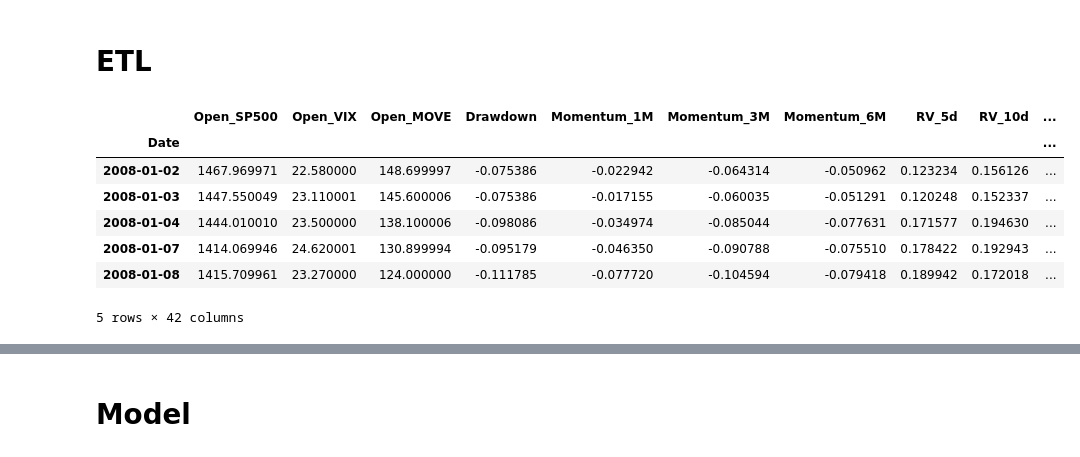
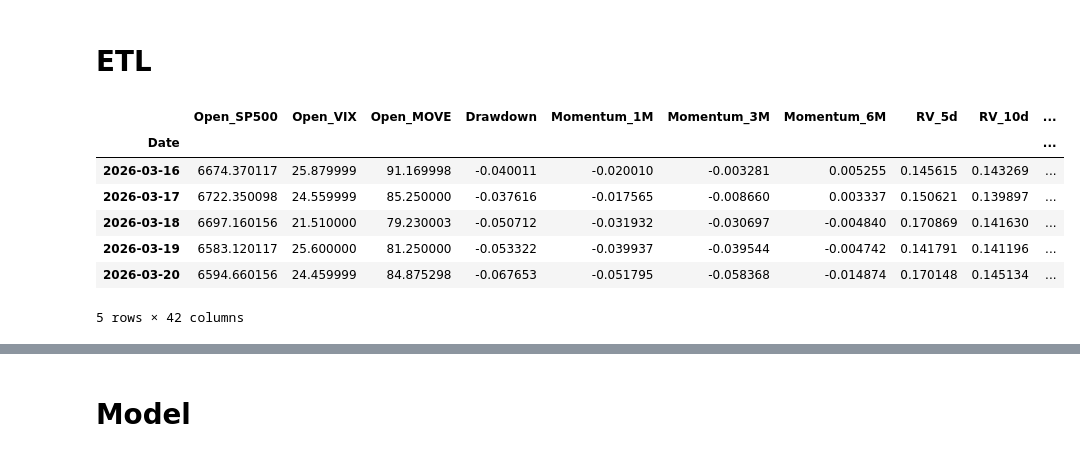
Before and after one commit to AFAcoding/Hierarchical-Regime-Aware-Stacked-Ensemble-for-Intra-day-VIX-Dynamics, a Jupyter notebook: ETL.ipynb, the cells around one changed output, grey strips where cells are left out. Saved outputs shown, nothing was run; the diff lists cells and outputs as text; code cells hidden in the pictures.

```diff
--- a/ETL.ipynb
+++ b/ETL.ipynb
@@ -146,14 +199,14 @@ def ETL():
 # %%
-data, dataset, q_up, q_down =ETL()
-data.head()
+data, dataset =ETL()
+data.tail()
 # %% [output]
 |  | Open_SP500 | Open_VIX | Open_MOVE | Drawdown | Momentum_1M | Momentum_3M | Momentum_6M | RV_5d | RV_10d | ... |
 | Date |  |  |  |  |  |  |  |  |  | ... |
-| 2008-01-02 | 1467.969971 | 22.580000 | 148.699997 | -0.075386 | -0.022942 | -0.064314 | -0.050962 | 0.123234 | 0.156126 | ... |
-| 2008-01-03 | 1447.550049 | 23.110001 | 145.600006 | -0.075386 | -0.017155 | -0.060035 | -0.051291 | 0.120248 | 0.152337 | ... |
-| 2008-01-04 | 1444.010010 | 23.500000 | 138.100006 | -0.098086 | -0.034974 | -0.085044 | -0.077631 | 0.171577 | 0.194630 | ... |
-| 2008-01-07 | 1414.069946 | 24.620001 | 130.899994 | -0.095179 | -0.046350 | -0.090788 | -0.075510 | 0.178422 | 0.192943 | ... |
-| 2008-01-08 | 1415.709961 | 23.270000 | 124.000000 | -0.111785 | -0.077720 | -0.104594 | -0.079418 | 0.189942 | 0.172018 | ... |
+| 2026-03-16 | 6674.370117 | 25.879999 | 91.169998 | -0.040011 | -0.020010 | -0.003281 | 0.005255 | 0.145615 | 0.143269 | ... |
+| 2026-03-17 | 6722.350098 | 24.559999 | 85.250000 | -0.037616 | -0.017565 | -0.008660 | 0.003337 | 0.150621 | 0.139897 | ... |
+| 2026-03-18 | 6697.160156 | 21.510000 | 79.230003 | -0.050712 | -0.031932 | -0.030697 | -0.004840 | 0.170869 | 0.141630 | ... |
+| 2026-03-19 | 6583.120117 | 25.600000 | 81.250000 | -0.053322 | -0.039937 | -0.039544 | -0.004742 | 0.141791 | 0.141196 | ... |
+| 2026-03-20 | 6594.660156 | 24.459999 | 84.875298 | -0.067653 | -0.051795 | -0.058368 | -0.014874 | 0.170148 | 0.145134 | ... |
 5 rows × 42 columns
 # %%
 dataset["Intraday_VIX_Move"]. value_counts()
```
Also changed, not shown: parts of 5 cells of this notebook.
